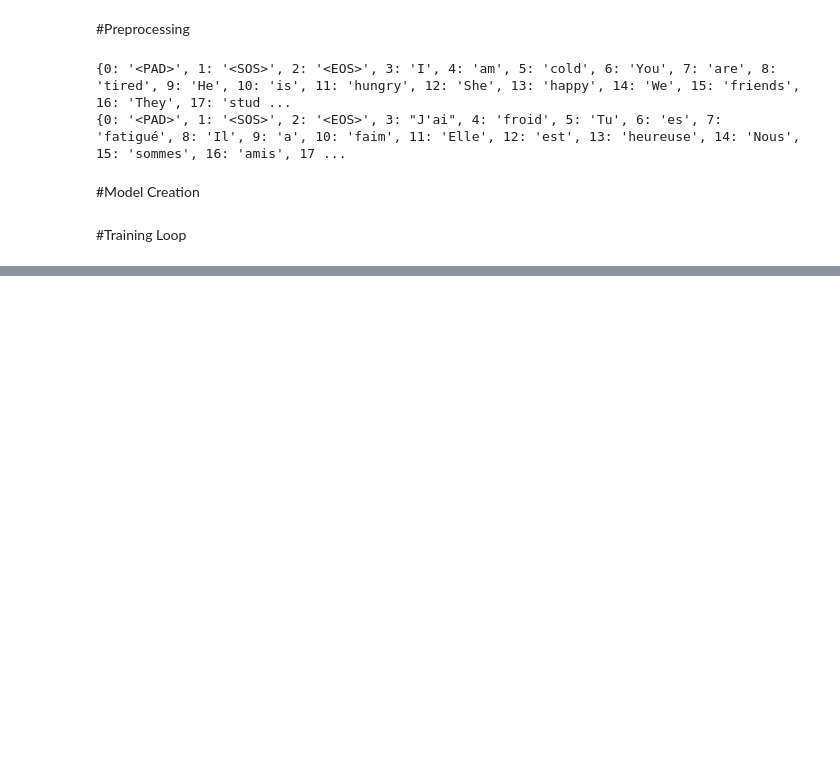
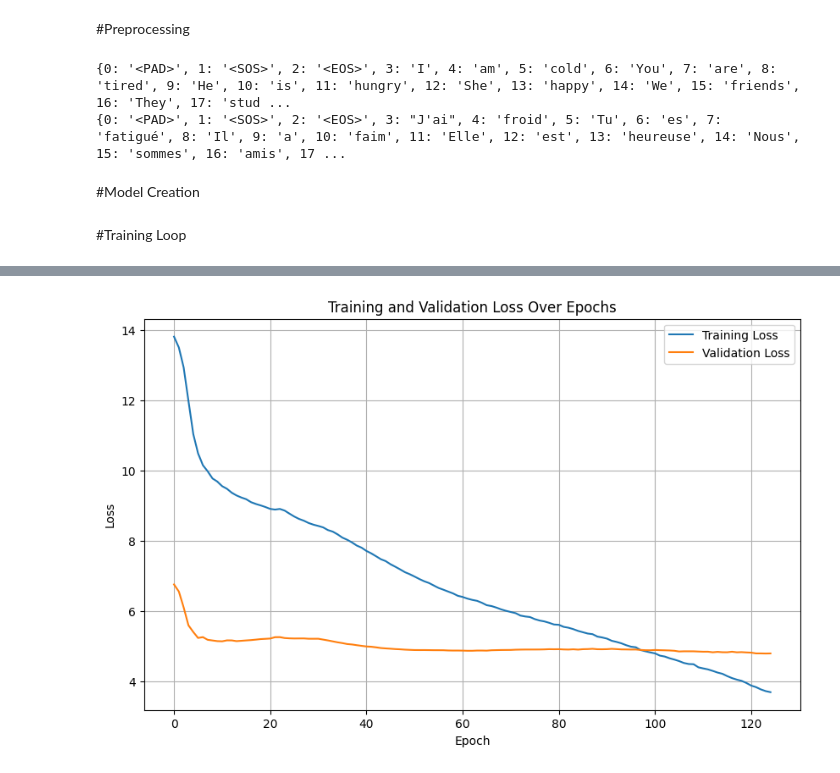
Before and after one commit to JordanTerwilliger/Intro-to-Deep-Learning, a Jupyter notebook: HW3/HW3_Seq2Seq_Q3_1.ipynb, the cells around one changed output, grey strips where cells are left out. Saved outputs shown, nothing was run; the diff lists cells and outputs as text; code cells hidden in the pictures; blank space fills up the shorter version.

```diff
--- a/HW3/HW3_Seq2Seq_Q3_1.ipynb
+++ b/HW3/HW3_Seq2Seq_Q3_1.ipynb
@@ -138,7 +124,7 @@ class Encoder(nn.Module):
   def __init__(self, input_size, hidden_size):
     super(Encoder,self).__init__()
     self.hidden_size = hidden_size
-    self.embedding = nn.Embedding(input_size, hidden_size) #num_embeddings, embedding_dim
+    self.embedding = nn.Embedding(input_size, hidden_size, padding_idx=0) #num_embeddings, embedding_dim
     self.dropout = nn.Dropout(p = 0.2)
     self.rnn = nn.GRU(hidden_size, hidden_size, batch_first = True)
 
@@ -152,7 +138,7 @@ class Decoder(nn.Module):
   def __init__(self, output_size, hidden_size):
     super(Decoder, self).__init__()
     self.hidden_size = hidden_size
-    self.embedding = nn.Embedding(output_size, hidden_size) #num_embeddings, embedding_dim
+    self.embedding = nn.Embedding(output_size, hidden_size, padding_idx=0) #num_embeddings, embedding_dim
     self.dropout = nn.Dropout(p = 0.2)
     self.rnn = nn.GRU(hidden_size, hidden_size, batch_first = True)
     self.out = nn.Linear(hidden_size, output_size)
@@ -255,5 +244,5 @@ def test(input_tensor, target_tensor, encoder, decoder, criterion):
 # %%
-epochs = 200 # Increased epochs to allow convergence
+epochs = 125
 val_loss_list = []
 train_loss_list = []
 
@@ -397,0 +385,13 @@ Input: La soupe est délicieuse | Target: The soup tastes delicious | Predicted:
+# %%
+import matplotlib.pyplot as plt
+plt.figure(figsize=(10, 6))
+plt.plot(train_loss_list, label='Training Loss')
+plt.plot(val_loss_list, label='Validation Loss')
+plt.title('Training and Validation Loss Over Epochs')
+plt.xlabel('Epoch')
+plt.ylabel('Loss')
+plt.legend()
+plt.grid(True)
+plt.show()
+# %% [output]
+[figure, added]
```
Also changed, not shown: parts of 5 cells of this notebook.
